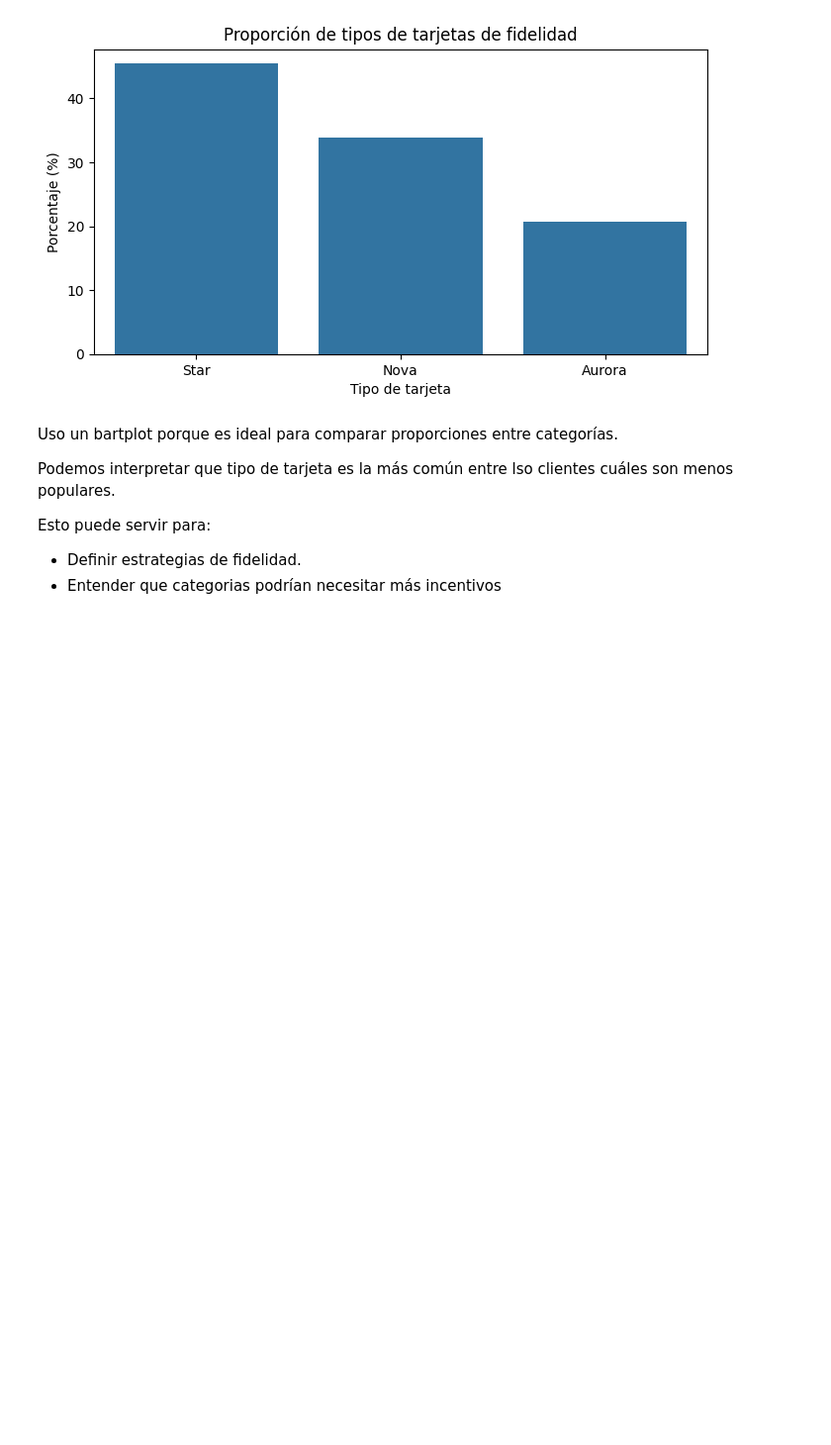
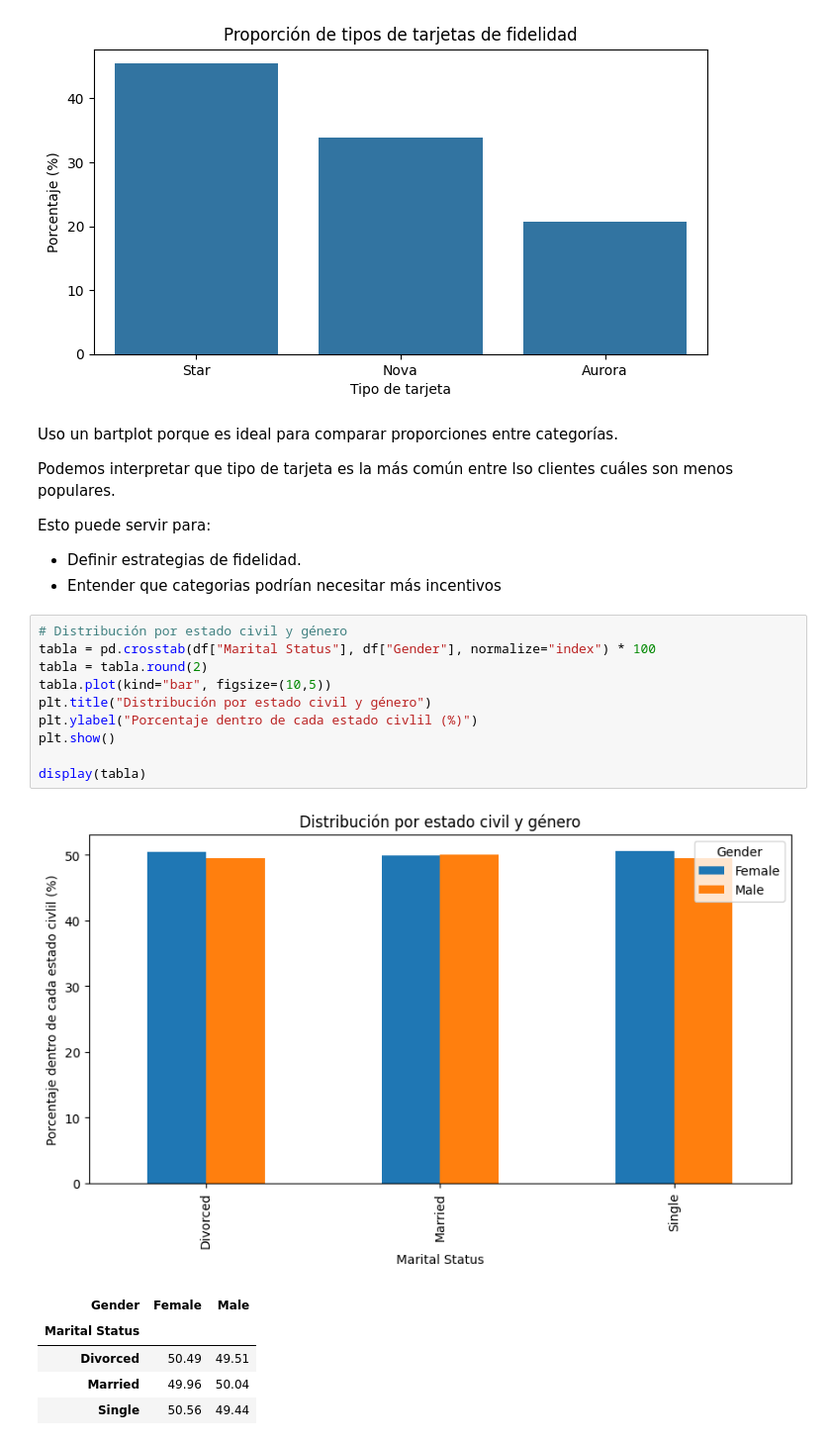
Before and after one commit to Adalab/bda-modulo-3-evaluacion-final-mirianika191-stack, a Jupyter notebook: mod_3_evaluacion_final.ipynb, the cells around one changed output. Shown at 99% size. Saved outputs shown, nothing was run; the diff lists cells and outputs as text; blank space fills up the shorter version.

```diff
--- a/mod_3_evaluacion_final.ipynb
+++ b/mod_3_evaluacion_final.ipynb
@@ -443,3 +443,20 @@ Podemos interpretar que tipo de tarjeta es la más común entre lso clientes cu
 Esto puede servir para:
  - Definir estrategias de fidelidad.
  - Entender que categorias podrían necesitar más incentivos
+# %%
+# Distribución por estado civil y género
+tabla = pd.crosstab(df["Marital Status"], df["Gender"], normalize="index") * 100
+tabla = tabla.round(2)
+tabla.plot(kind="bar", figsize=(10,5))
+plt.title("Distribución por estado civil y género")
+plt.ylabel("Porcentaje dentro de cada estado civlil (%)")
+plt.show()
+
+display(tabla)
+# %% [output]
+[figure, added]
+| Gender | Female | Male |
+| Marital Status |  |  |
+| Divorced | 50.49 | 49.51 |
+| Married | 49.96 | 50.04 |
+| Single | 50.56 | 49.44 |
```
Also changed, not shown: parts of 1 cell of this notebook, 1 other file.
